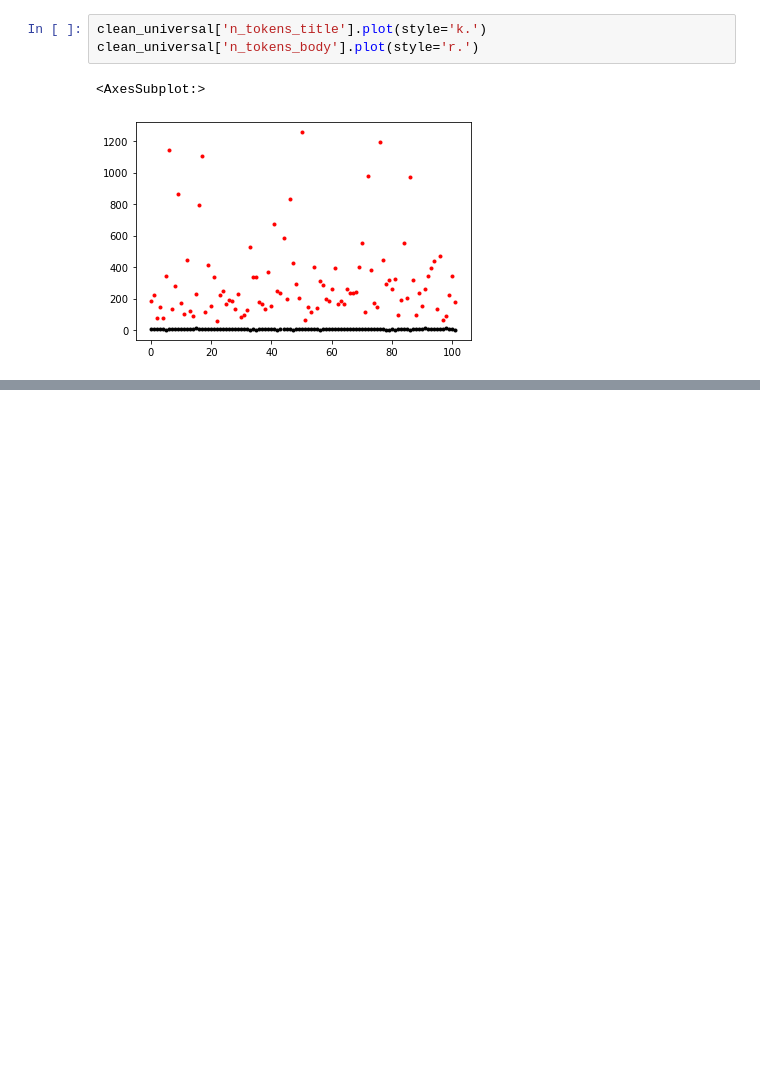
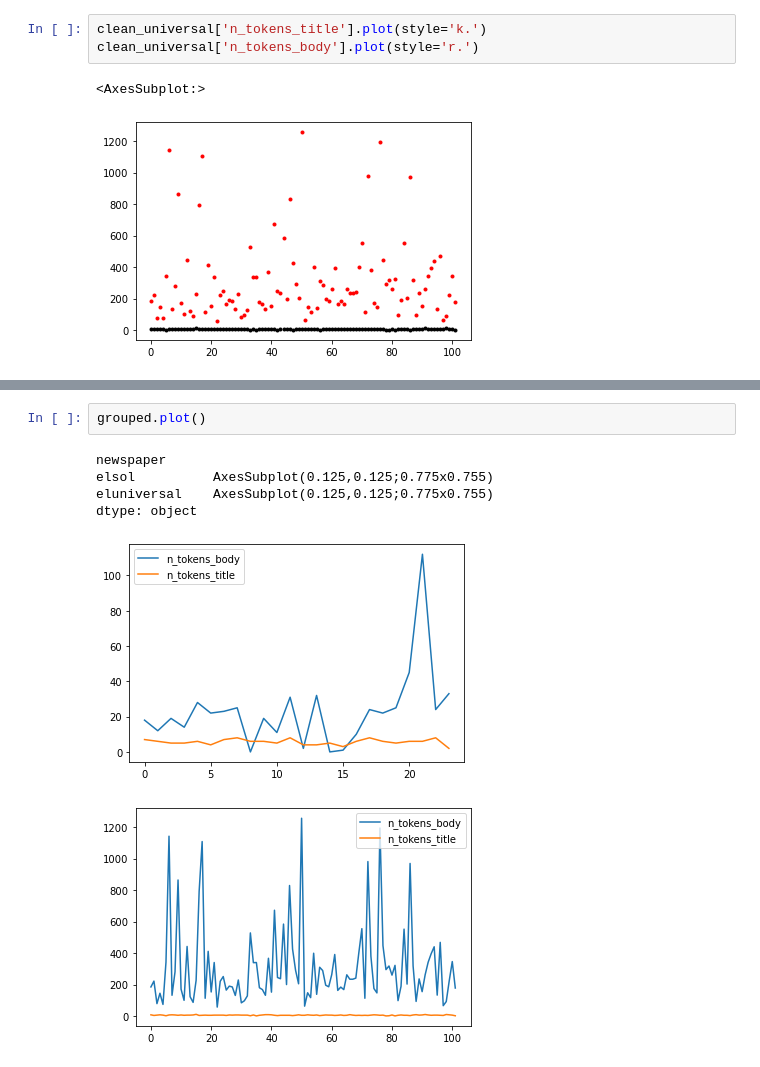
Before and after one commit to JesusNoelValMo/web_scrapper, a Jupyter notebook: Transformaciones.ipynb, the cells around one changed output, grey strips where cells are left out. Saved outputs shown, nothing was run; the diff lists cells and outputs as text; blank space fills up the shorter version.

```diff
--- a/Transformaciones.ipynb
+++ b/Transformaciones.ipynb
@@ -278,0 +309,9 @@ clean_universal['n_tokens_body'].plot(style='r.')
+# %%
+grouped.plot()
+# %% [output]
+newspaper
+elsol          AxesSubplot(0.125,0.125;0.775x0.755)
+eluniversal    AxesSubplot(0.125,0.125;0.775x0.755)
+dtype: object
+[figure, added]
+[figure, added]
```
Also changed, not shown: parts of 4 cells of this notebook.
